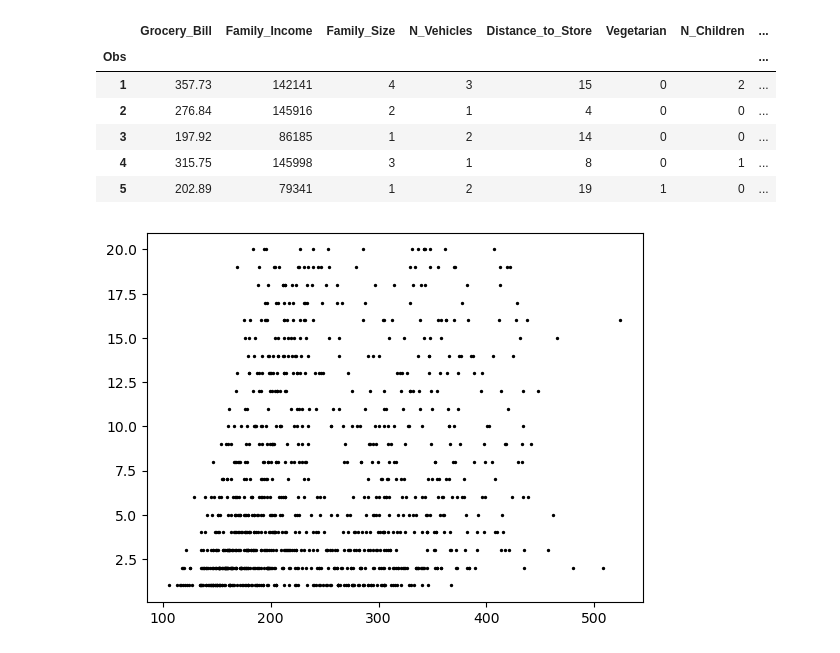
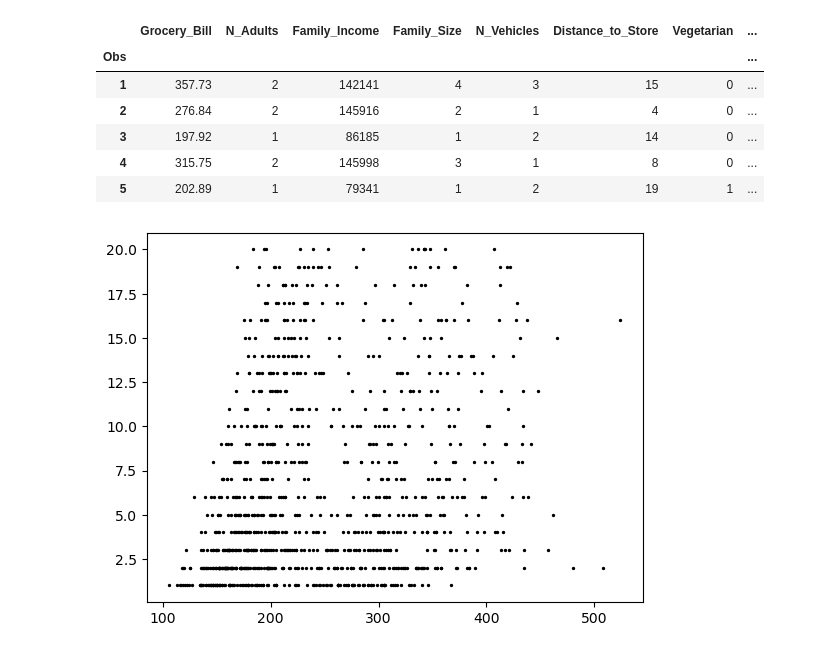
Before and after one commit to richierish32/MFIT, a Jupyter notebook: MFIT 860 - Data/DataVizSolution.ipynb, the cells around one changed output. Saved outputs shown, nothing was run; the diff lists cells and outputs as text; code cells hidden in the pictures.

```diff
--- a/MFIT 860 - Data/DataVizSolution.ipynb
+++ b/MFIT 860 - Data/DataVizSolution.ipynb
@@ -1,19 +1,29 @@
 # %%
 import pandas as pd
 import os
 from os.path import curdir
 
-xl_path = os.path.join(curdir,"MMA_860_Grocery_Data.xlsx")
-df_xl = pd.read_excel(xl_path,index_col="Obs")
+xl_path = os.path.join(curdir,'Data','MMA_860_Grocery_Data.csv')
+df_xl = pd.read_csv(xl_path, header='infer', index_col='Obs')
+def remove_dollar_sign(s):
+    return s.replace("$","")
+df_xl['Grocery_Bill'] = df_xl['Grocery_Bill'].map(
+    remove_dollar_sign)
+df_xl['Grocery_Bill'] = df_xl['Grocery_Bill'].astype(
+    'float64')
+def remove_comma(s):
+    return s.replace(",","")
+df_xl['Family_Income'] = df_xl['Family_Income'].map(
+    remove_dollar_sign).map(remove_comma).astype('int64')
 df_xl.head()
 # %% [output]
-|  | Grocery_Bill | Family_Income | Family_Size | N_Vehicles | Distance_to_Store | Vegetarian | N_Children | ... |
+|  | Grocery_Bill | N_Adults | Family_Income | Family_Size | N_Vehicles | Distance_to_Store | Vegetarian | ... |
 | Obs |  |  |  |  |  |  |  | ... |
-| 1 | 357.73 | 142141 | 4 | 3 | 15 | 0 | 2 | ... |
-| 2 | 276.84 | 145916 | 2 | 1 | 4 | 0 | 0 | ... |
-| 3 | 197.92 | 86185 | 1 | 2 | 14 | 0 | 0 | ... |
-| 4 | 315.75 | 145998 | 3 | 1 | 8 | 0 | 1 | ... |
-| 5 | 202.89 | 79341 | 1 | 2 | 19 | 1 | 0 | ... |
+| 1 | 357.73 | 2 | 142141 | 4 | 3 | 15 | 0 | ... |
+| 2 | 276.84 | 2 | 145916 | 2 | 1 | 4 | 0 | ... |
+| 3 | 197.92 | 1 | 86185 | 1 | 2 | 14 | 0 | ... |
+| 4 | 315.75 | 2 | 145998 | 3 | 1 | 8 | 0 | ... |
+| 5 | 202.89 | 1 | 79341 | 1 | 2 | 19 | 1 | ... |
 # %%
 import matplotlib.pyplot as plt
 
```
Also changed, not shown: parts of 4 cells of this notebook.
